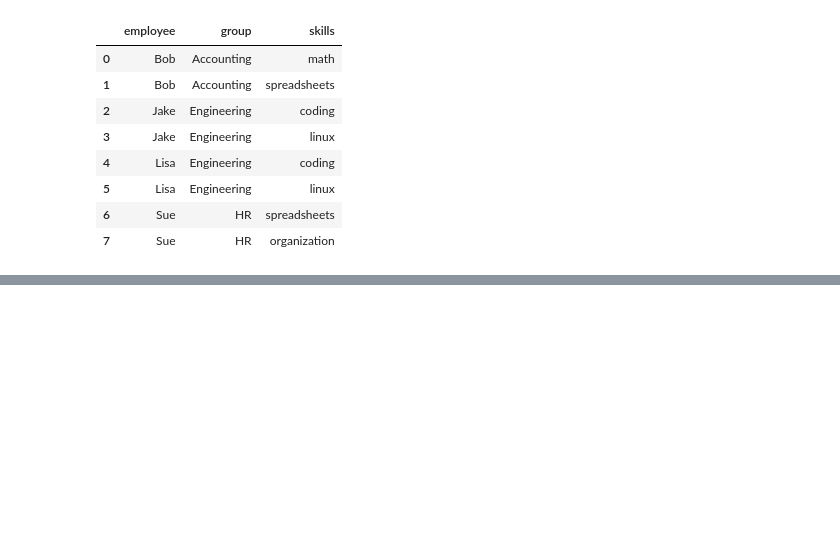
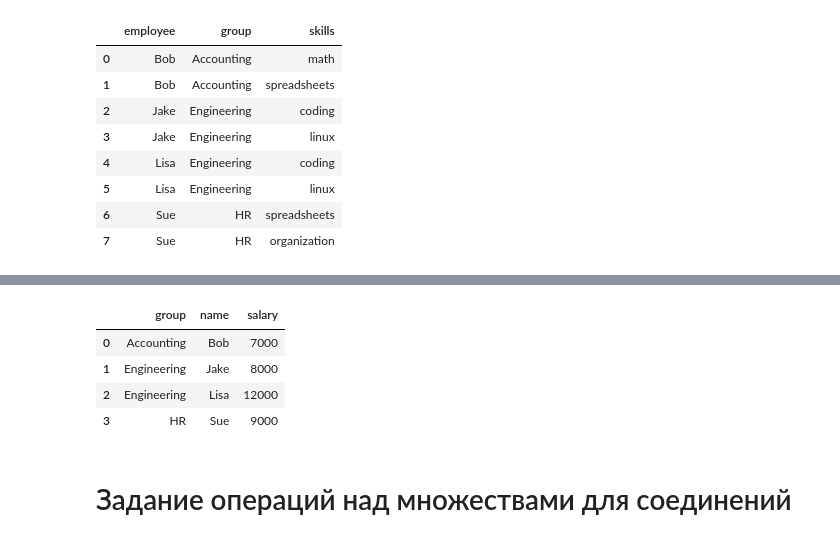
Before and after one commit to ensofter/python_for_difficult_tasks, a Jupyter notebook: Part 3 - Data Manipulation with Pandas.ipynb, the cells around one changed output, grey strips where cells are left out. Drawn from its saved outputs; the diff is of its cells as text; code cells hidden in the pictures; blank space fills up the shorter version.

```diff
--- a/Part 3 - Data Manipulation with Pandas.ipynb
+++ b/Part 3 - Data Manipulation with Pandas.ipynb
@@ -1800,0 +1884,4 @@ sadf
+# %%
+df1a = df1.set_index('employee')
+df2a = df2.set_index('employee')
+display('df1a', 'df2a')
@@ -1800,0 +1948,10 @@ sadf
+# %%
+pd.merge(df1a, df3, left_index=True, right_on='name')
+# %% [output]
+|  | group | name | salary |
+| 0 | Accounting | Bob | 7000 |
+| 1 | Engineering | Jake | 8000 |
+| 2 | Engineering | Lisa | 12000 |
+| 3 | HR | Sue | 9000 |
+# %% [markdown]
+# Задание операций над множествами для соединений
```
Also changed, not shown: parts of 21 cells of this notebook.
